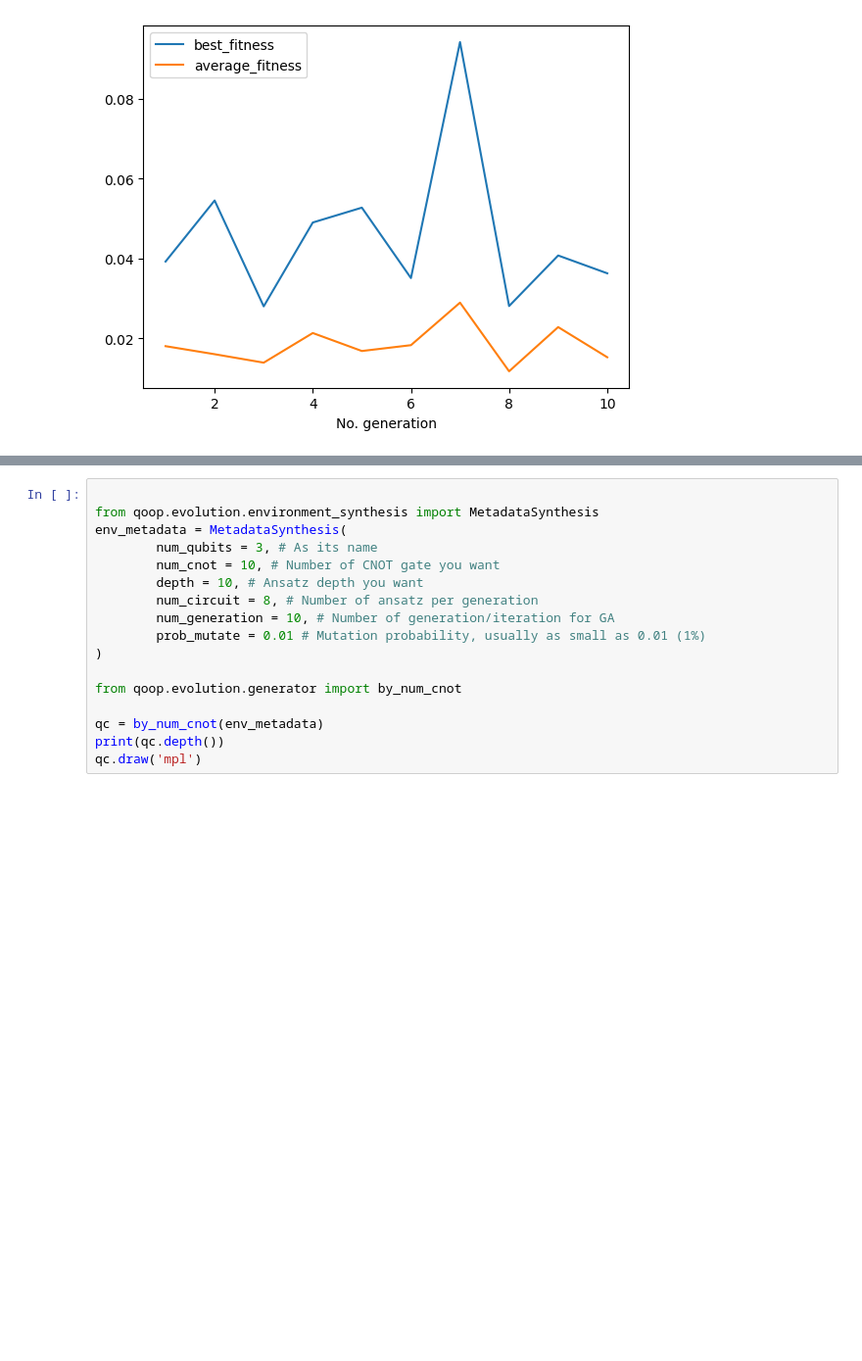
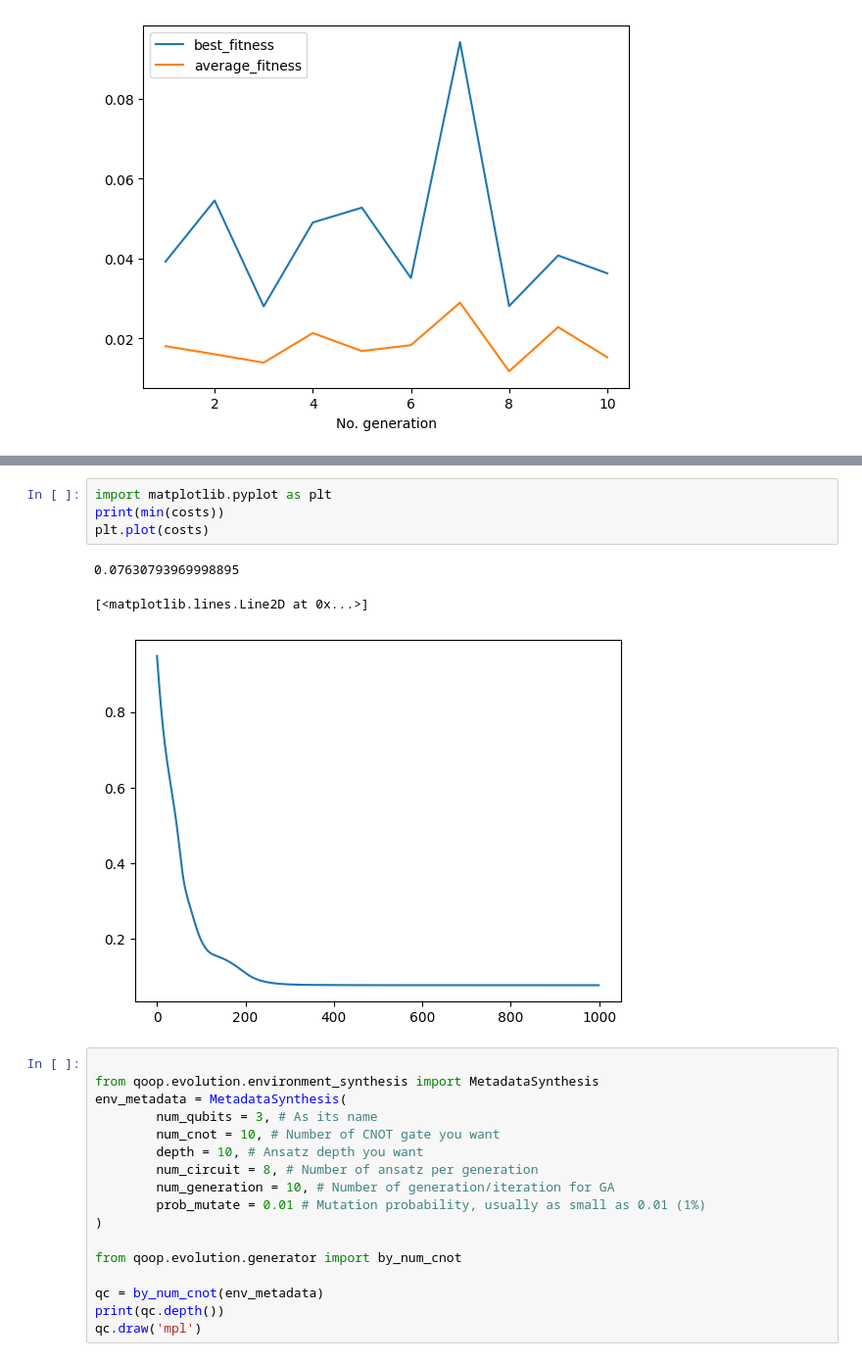
Before and after one commit to vutuanhai237/GateSynthesisQC, a Jupyter notebook: new_ga_synthesize_cnot.ipynb, the cells around one changed output, grey strips where cells are left out. Shown: that part at 98% size. Cells and saved outputs as stored; diff of their text form; blank space fills up the shorter version.

```diff
--- a/new_ga_synthesize_cnot.ipynb
+++ b/new_ga_synthesize_cnot.ipynb
@@ -122,3 +111,11 @@ def fitness_synthesis(qc: qiskit.QuantumCircuit):
+# %%
+import matplotlib.pyplot as plt
+print(min(costs))
+plt.plot(costs)
+# %% [output]
+0.07630793969998895
+[<matplotlib.lines.Line2D at 0x...>]
+[figure, added]
 # %%
 
 from qoop.evolution.environment_synthesis import MetadataSynthesis
```
Also changed, not shown: parts of 2 cells of this notebook, 1 other file.
